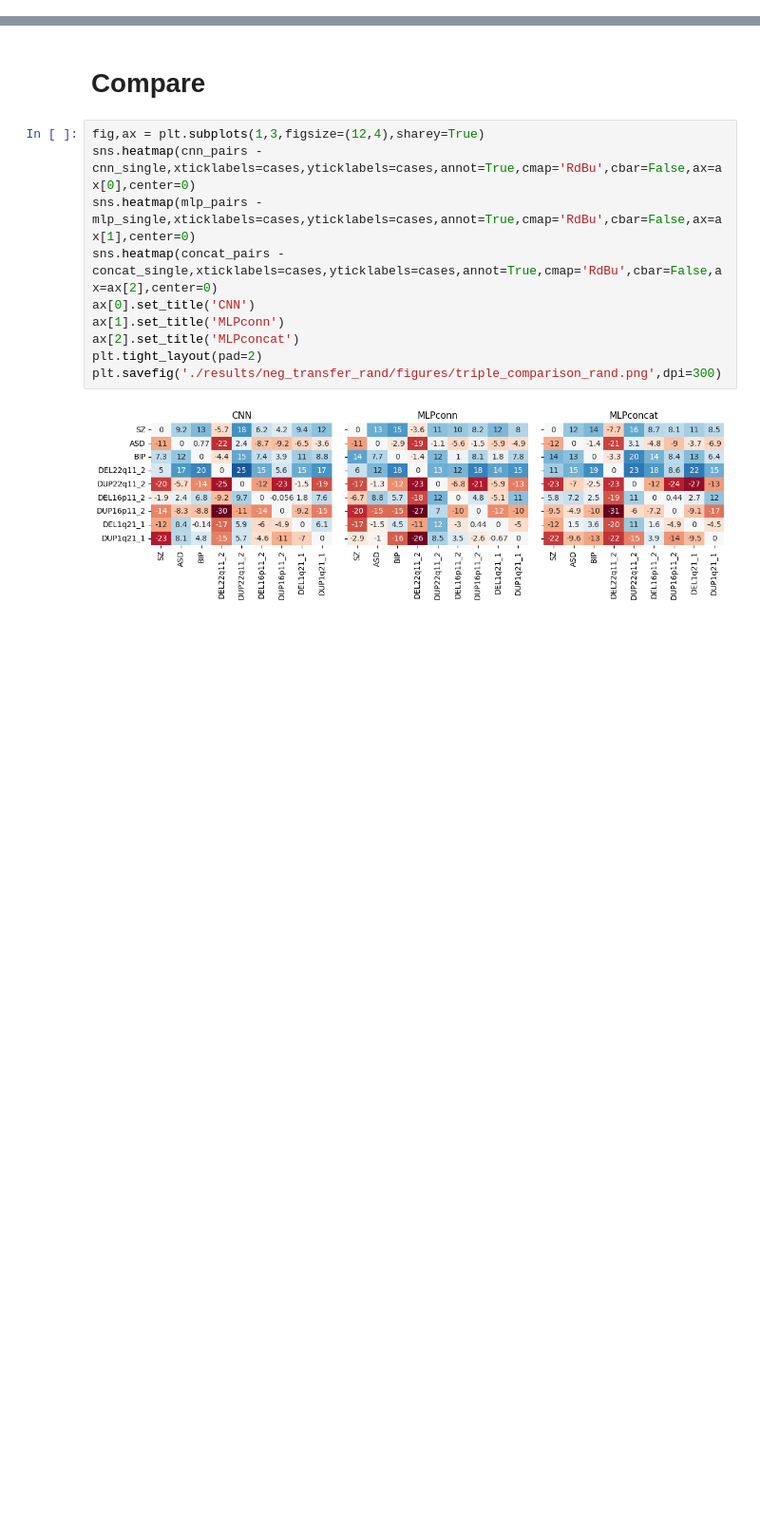
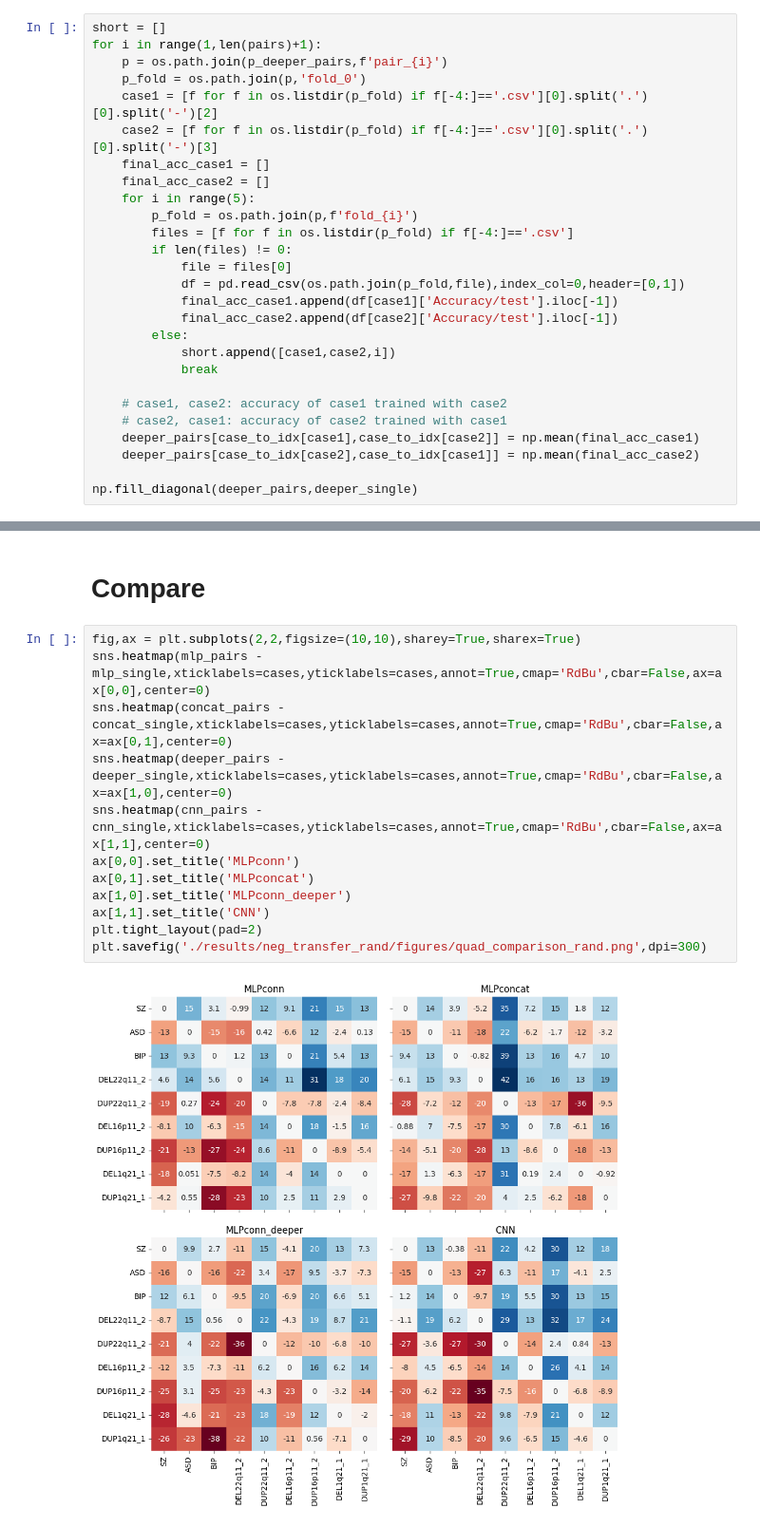
Before and after one commit to harveyaa/neuropsych_mtl, a Jupyter notebook: MTL/neg_transfer_rand.ipynb, the cells around one changed output, grey strips where cells are left out. Shown: that part at 95% size. Drawn from its saved outputs; the diff is of its cells as text; blank space fills up the shorter version.

Commit message:
added heatmap plots for neg transfer

```diff
--- a/MTL/neg_transfer_rand.ipynb
+++ b/MTL/neg_transfer_rand.ipynb
@@ -210,0 +228,27 @@ Text(0.5, 0.98, 'Pairwise MTL - MLPconcat - Diff from Baseline - Random Test Set
+# %%
+short = []
+for i in range(1,len(pairs)+1):
+    p = os.path.join(p_deeper_pairs,f'pair_{i}')
+    p_fold = os.path.join(p,'fold_0')
+    case1 = [f for f in os.listdir(p_fold) if f[-4:]=='.csv'][0].split('.')[0].split('-')[2]
+    case2 = [f for f in os.listdir(p_fold) if f[-4:]=='.csv'][0].split('.')[0].split('-')[3]
+    final_acc_case1 = []
+    final_acc_case2 = []
+    for i in range(5):
+        p_fold = os.path.join(p,f'fold_{i}')
+        files = [f for f in os.listdir(p_fold) if f[-4:]=='.csv']
+        if len(files) != 0:
+            file = files[0]
+            df = pd.read_csv(os.path.join(p_fold,file),index_col=0,header=[0,1])
+            final_acc_case1.append(df[case1]['Accuracy/test'].iloc[-1])
+            final_acc_case2.append(df[case2]['Accuracy/test'].iloc[-1])
+        else:
+            short.append([case1,case2,i])
+            break
+
+    # case1, case2: accuracy of case1 trained with case2
+    # case2, case1: accuracy of case2 trained with case1
+    deeper_pairs[case_to_idx[case1],case_to_idx[case2]] = np.mean(final_acc_case1)
+    deeper_pairs[case_to_idx[case2],case_to_idx[case1]] = np.mean(final_acc_case2)
+
+np.fill_diagonal(deeper_pairs,deeper_single)
@@ -211,14 +271,16 @@ Text(0.5, 0.98, 'Pairwise MTL - MLPconcat - Diff from Baseline - Random Test Set
 # %% [markdown]
 # Compare
 # %%
-fig,ax = plt.subplots(1,3,figsize=(12,4),sharey=True)
-sns.heatmap(cnn_pairs - cnn_single,xticklabels=cases,yticklabels=cases,annot=True,cmap='RdBu',cbar=False,ax=ax[0],center=0)
-sns.heatmap(mlp_pairs - mlp_single,xticklabels=cases,yticklabels=cases,annot=True,cmap='RdBu',cbar=False,ax=ax[1],center=0)
-sns.heatmap(concat_pairs - concat_single,xticklabels=cases,yticklabels=cases,annot=True,cmap='RdBu',cbar=False,ax=ax[2],center=0)
-ax[0].set_title('CNN')
-ax[1].set_title('MLPconn')
-ax[2].set_title('MLPconcat')
+fig,ax = plt.subplots(2,2,figsize=(10,10),sharey=True,sharex=True)
+sns.heatmap(mlp_pairs - mlp_single,xticklabels=cases,yticklabels=cases,annot=True,cmap='RdBu',cbar=False,ax=ax[0,0],center=0)
+sns.heatmap(concat_pairs - concat_single,xticklabels=cases,yticklabels=cases,annot=True,cmap='RdBu',cbar=False,ax=ax[0,1],center=0)
+sns.heatmap(deeper_pairs - deeper_single,xticklabels=cases,yticklabels=cases,annot=True,cmap='RdBu',cbar=False,ax=ax[1,0],center=0)
+sns.heatmap(cnn_pairs - cnn_single,xticklabels=cases,yticklabels=cases,annot=True,cmap='RdBu',cbar=False,ax=ax[1,1],center=0)
+ax[0,0].set_title('MLPconn')
+ax[0,1].set_title('MLPconcat')
+ax[1,0].set_title('MLPconn_deeper')
+ax[1,1].set_title('CNN')
 plt.tight_layout(pad=2)
-plt.savefig('./results/neg_transfer_rand/figures/triple_comparison_rand.png',dpi=300)
+plt.savefig('./results/neg_transfer_rand/figures/quad_comparison_rand.png',dpi=300)
 # %% [output]
-[figure, old version]
+[figure, new version]
```
Also changed, not shown: parts of 17 cells of this notebook, 3 other files.
